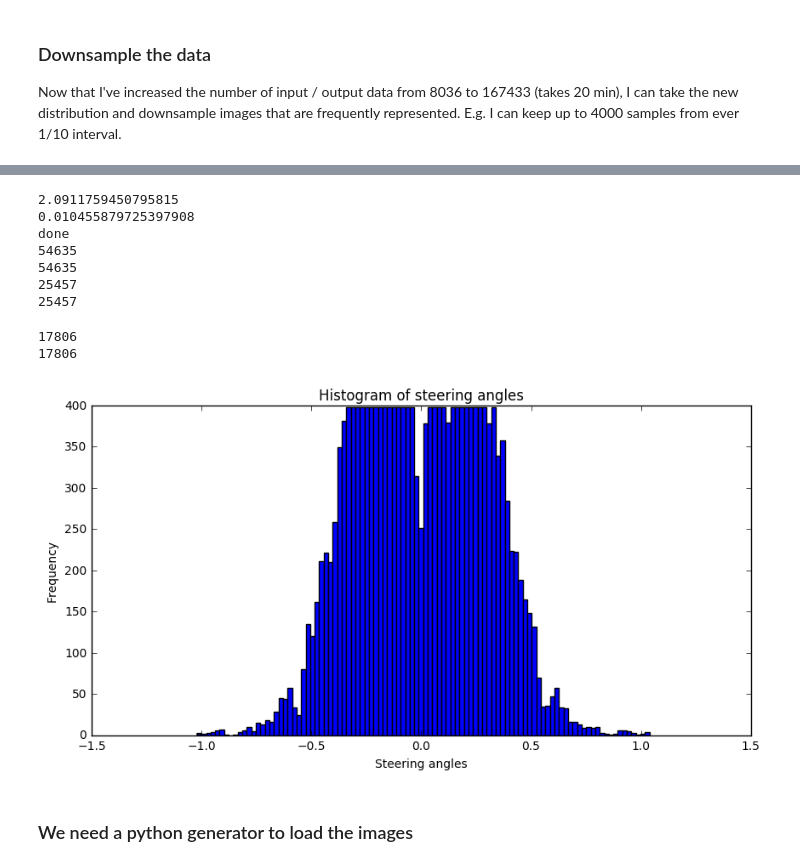
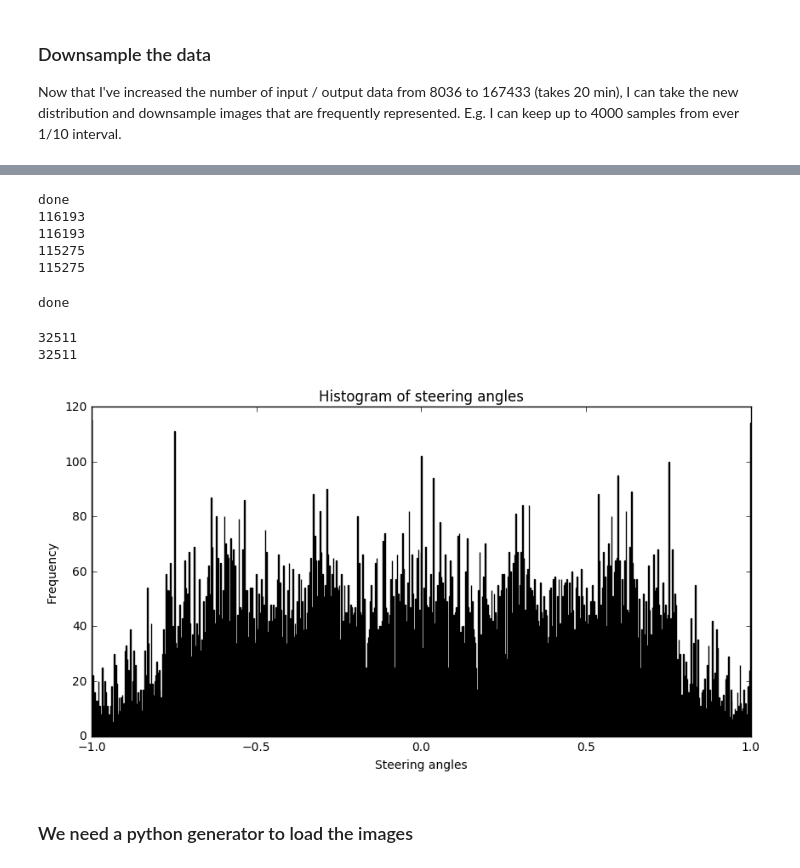
Before and after one commit to kkufieta/CarND-BehavioralCloning, a Jupyter notebook: model.ipynb, the cells around one changed output, grey strips where cells are left out. Drawn from its saved outputs; the diff is of its cells as text; code cells hidden in the pictures.

```diff
--- a/model.ipynb
+++ b/model.ipynb
@@ -143,7 +146,7 @@ for i in range(min_angle, max_angle+1):
         index = y_data_sampled.index(i)
         image = readImage(X_data_paths[index])
         image = resizeImage(image)
-        image = addChannelS(image)
+        # image = addChannelS(image)
         if (counter%3 == 0):
             plt.figure(figsize=(10,10))
         plt.subplot(1,3,counter%3+1)
@@ -292,7 +296,8 @@ for i in range(len(y_data)):
         image_mirrored, angle_mirrored = mirror_image(image, angle)
         path_mirrored = path + "_mirrored.jpg"
         # Save the new image and its angle
-        imsave("data/" + path_mirrored, image_mirrored)
+        # imsave("data/" + path_mirrored, image_mirrored)
+        imsave(path_mirrored, image_mirrored)
         X_data_paths_augmented.append(path_mirrored)
         y_data.append(angle_mirrored)
 print("done with part 1")
@@ -302,6 +307,7 @@ for i in range(len(y_data)):
     image = readImage(X_data_paths[i])
     path = X_data_paths[i][:-4]
     angle = y_data[i]
+    # variations = 3
     if y_data[i] <= -0.5 or y_data[i] >= 0.5:
         variations = 2
     elif y_data[i] <= -0.2 or y_data[i] >= 0.2:
@@ -314,7 +320,8 @@ for i in range(len(y_data)):
         image_brightness = augment_brightness(image)
         path_brightness = path + "_brightness" + str(j) + ".jpg"
         # Save the new image and its angle
-        imsave("data/" + path_brightness, image_brightness)
+        # imsave("data/" + path_brightness, image_brightness)
+        imsave(path_brightness, image_brightness)
         X_data_paths_augmented.append(path_brightness)
         y_data.append(angle)
 
@@ -322,7 +329,8 @@ for i in range(len(y_data)):
     for j in range(variations):
         path_angle = path + "_angle" + str(j) + ".jpg"
         # Save the new image and its angle
-        imsave("data/" + path_angle, image)
+        # imsave("data/" + path_angle, image)
+        imsave(path_angle, image)
         X_data_paths_augmented.append(path_angle)
         new_angle = perturb_angle(angle)
         y_data.append(new_angle)
@@ -391,7 +383,7 @@ number_samples_bin = hist_y_data[0]
 range_samples_bin = hist_y_data[1]
 X, y = shuffle(X_data_paths, y_data)
 
-def normTrimData(X_data_paths, y_data, mean, std, numberBins=200, maxData=200):
+def normTrimData(X_data_paths, y_data, mean, std, numberBins, maxData):
     # Get the PDF
     pdf = norm(mean, std)
 
@@ -412,8 +404,6 @@ def normTrimData(X_data_paths, y_data, mean, std, numberBins=200, maxData=200):
         for j in range(len(number_samples_bin)-1):
             if y[i] >= range_samples_bin[j] and y[i] < range_samples_bin[j+1]:
                 if number_samples_bin[j] >= pdf.pdf(y[i])*maxData:
-                    if pdf.pdf(y[i])*maxData >= 400:
-                        pdb.set_trace()
                 # if number_samples_bin[j] >= 200:
                     y.pop(i)
                     X.pop(i)
@@ -425,7 +415,7 @@ def normTrimData(X_data_paths, y_data, mean, std, numberBins=200, maxData=200):
     return X, y
 
 
-def uniformTrimData(X_data_paths, y_data, numberBins=200, maxData=200):
+def uniformTrimData(X_data_paths, y_data, numberBins, maxData):
     # Get the bins from the histogram
     hist_y_data = np.histogram(y_data, bins=numberBins)
     number_samples_bin = hist_y_data[0]
@@ -438,7 +428,7 @@ def uniformTrimData(X_data_paths, y_data, numberBins=200, maxData=200):
     for counter in range(length_y):
         for j in range(len(number_samples_bin)-1):
             if y[i] >= range_samples_bin[j] and y[i] < range_samples_bin[j+1]:
-                if number_samples_bin[j] >= 200:
+                if number_samples_bin[j] >= maxData:
                     y.pop(i)
                     X.pop(i)
                     number_samples_bin[j] -= 1
@@ -448,7 +438,24 @@ def uniformTrimData(X_data_paths, y_data, numberBins=200, maxData=200):
 
     return X, y
 
-X, y = normTrimData(X_data_paths, y_data, 0, 0.3, numberBins=200, maxData=300)
+def applyMinMax(X_data_paths, y_data):
+    #Shuffle the data to make it randomly distributed
+    X, y = shuffle(X_data_paths, y_data)
+
+    length_y = len(y)
+    i = 0
+    for counter in range(length_y):
+        if y[i] < -1. or y[i] > 1.:
+            y.pop(i)
+            X.pop(i)
+            i -= 1
+        i += 1
+
+    return X, y
+
+X, y = applyMinMax(X_data_paths, y_data)
+# X, y = normTrimData(X, y, 0, 0.3, numberBins=200, maxData=200)
+# X, y = uniformTrimData(X_data_paths, y_data, numberBins=200, maxData=200)
 
 print('done')
 print(len(y_data))
@@ -456,29 +463,30 @@ print(len(X_data_paths))
 print(len(y))
 print(len(X))
 # %% [output]
-2.0911759450795815
-0.010455879725397908
 done
-54635
-54635
-25457
-25457
+116193
+116193
+115275
+115275
 # %%
-X, y = uniformTrimData(X, y, numberBins=200, maxData=200)
+X, y = uniformTrimData(X, y, 500, 200)
+print('done')
+# %% [output]
+done
 # %%
 print(len(y))
 print(len(X))
 
 plt.figure(figsize=(10,5))
-plt.hist(y, 100)
+plt.hist(y, 1000)
 plt.ylabel('Frequency')
 plt.xlabel('Steering angles')
 plt.title('Histogram of steering angles')
 plt.show()
 # %% [output]
-17806
-17806
+32511
+32511
-[figure, old version]
+[figure, new version]
 # %% [markdown]
 ### We need a python generator to load the images
 # %%
```
Also changed, not shown: parts of 12 cells of this notebook, 3 other files.
